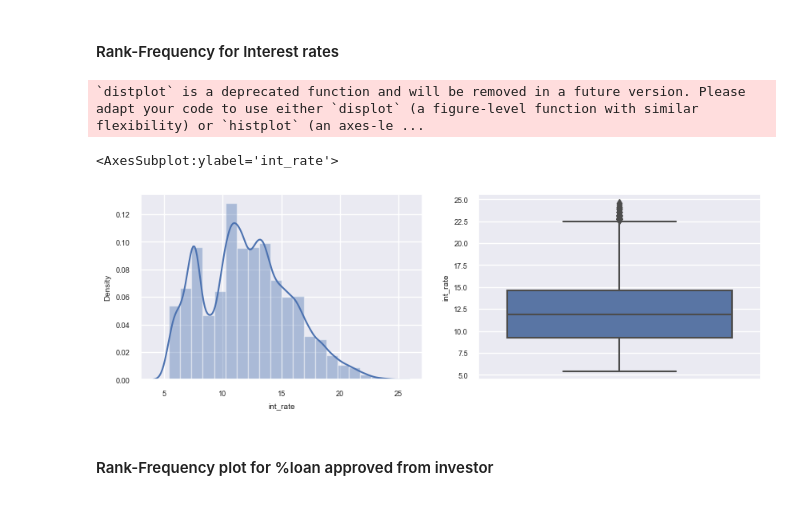
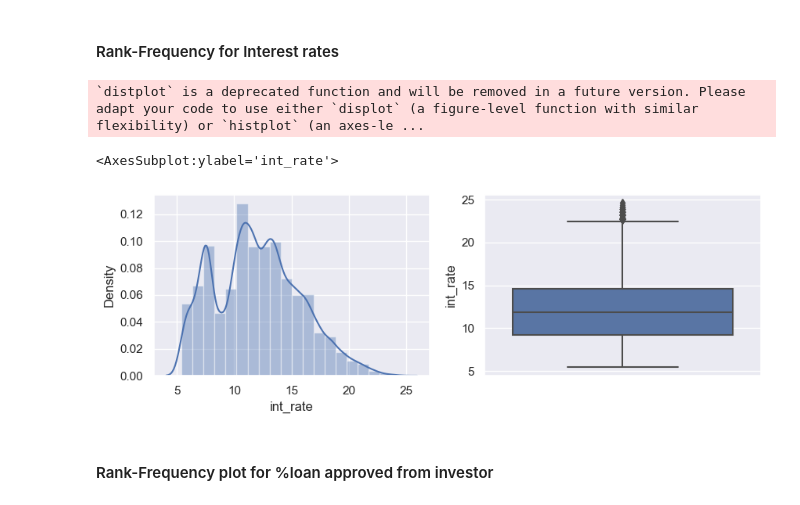
Before and after one commit to sshrinivasbhat/LendingClubCaseStudy, a Jupyter notebook: C44LendClubCasStdy_ShrinivasB.ipynb, the cells around one changed output. Saved outputs shown, nothing was run; the diff lists cells and outputs as text; code cells hidden in the pictures.

```diff
--- a/C44LendClubCasStdy_ShrinivasB.ipynb
+++ b/C44LendClubCasStdy_ShrinivasB.ipynb
@@ -451,14 +452,15 @@ Name: grade, dtype: float64
 # %% [markdown]
 #### Rank-Frequency for Interest rates
 # %%
+sb.set(font_scale=1)
 fig, axes = plt.subplots(1, 2, figsize=(10, 3))
 sb.distplot(LCLoanDf.int_rate.apply(lambda x:  x[:-1]).astype("float32"),ax=axes[0],bins=20)
 #sb.histplot(LCLoanDf.grade.sort_values(),ax=axes[1],bins=20)
 sb.boxplot(ax=axes[1],x=None,y=LCLoanDf.int_rate.apply(lambda x:  x[:-1]).astype("float32"))
 # %% [output]
 `distplot` is a deprecated function and will be removed in a future version. Please adapt your code to use either `displot` (a figure-level function with similar flexibility) or `histplot` (an axes-le ...
 <AxesSubplot:ylabel='int_rate'>
-[figure, old version]
+[figure, new version]
 # %% [markdown]
 #### Rank-Frequency plot for %loan approved from investor
 # %%
```
Also changed, not shown: parts of 6 cells of this notebook, 1 other file.
